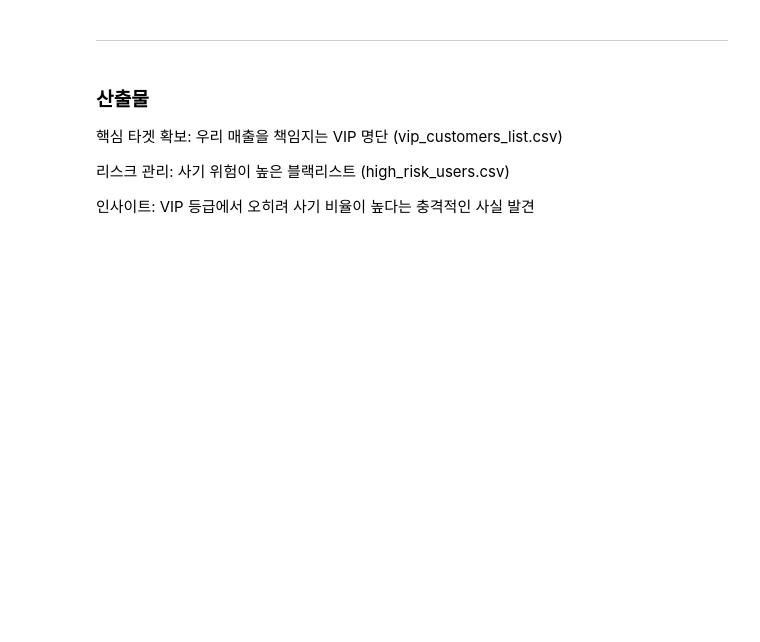
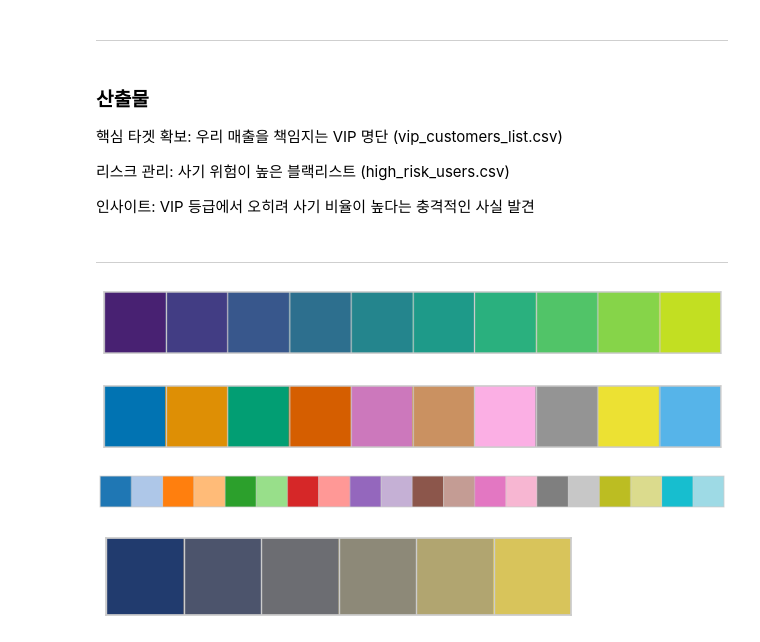
Before and after one commit to seonu-lee/portfolio, a Jupyter notebook: Tave_PaySim/src/RFM.ipynb, the cells around one changed output. Saved outputs shown, nothing was run; the diff lists cells and outputs as text; code cells hidden in the pictures; blank space fills up the shorter version.

```diff
--- a/Tave_PaySim/src/RFM.ipynb
+++ b/Tave_PaySim/src/RFM.ipynb
@@ -632,3 +621,15 @@ Champions(핵심 VIP)의 사기율이 0.44%로 압도적 1위:
 리스크 관리: 사기 위험이 높은 블랙리스트 (high_risk_users.csv)
 
 인사이트: VIP 등급에서 오히려 사기 비율이 높다는 충격적인 사실 발견
+# %% [markdown]
+---
+# %%
+sns.palplot(sns.color_palette("viridis", 10))
+sns.palplot(sns.color_palette("colorblind"))
+sns.palplot(sns.color_palette("tab20"))
+sns.palplot(sns.color_palette("cividis"))
+# %% [output]
+[figure, added]
+[figure, added]
+[figure, added]
+[figure, added]
```
Also changed, not shown: parts of 5 cells of this notebook, 5 other files.
